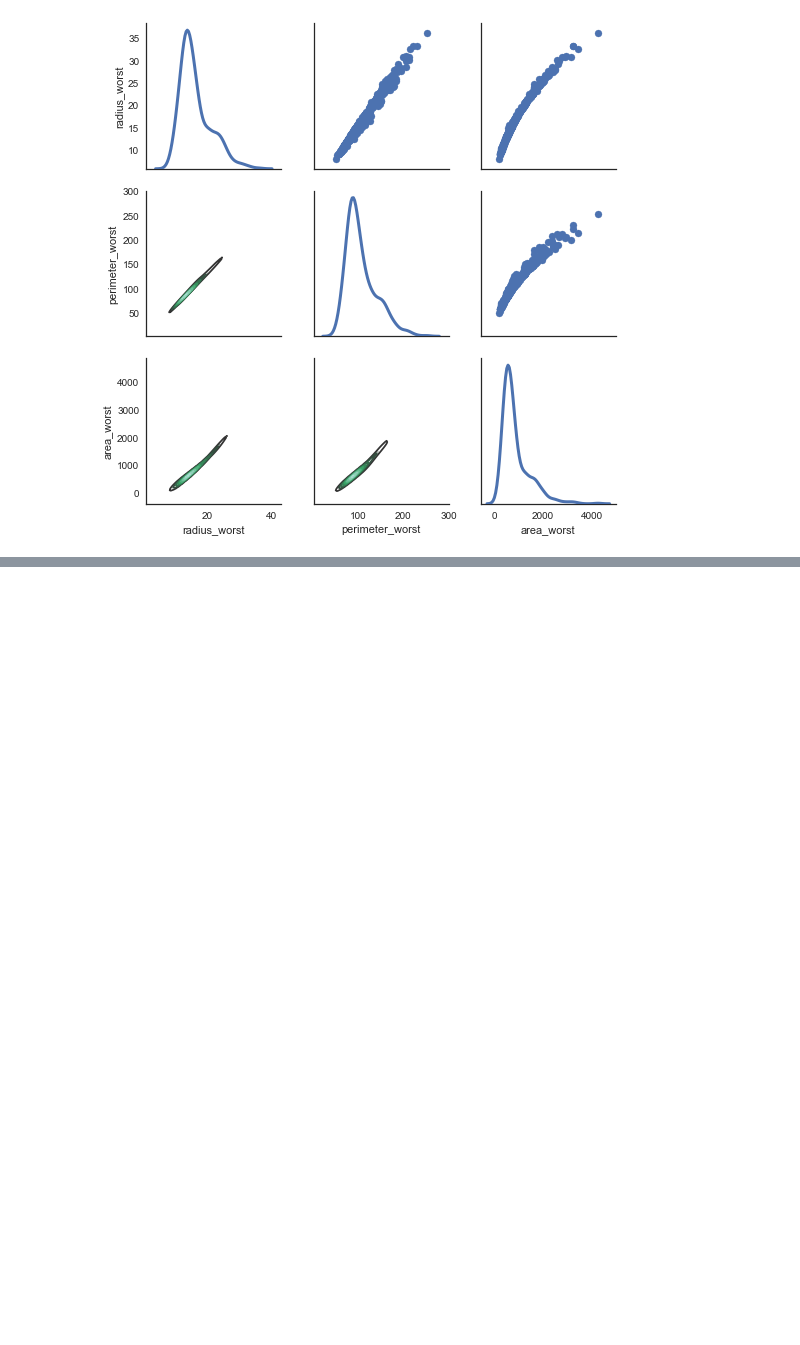
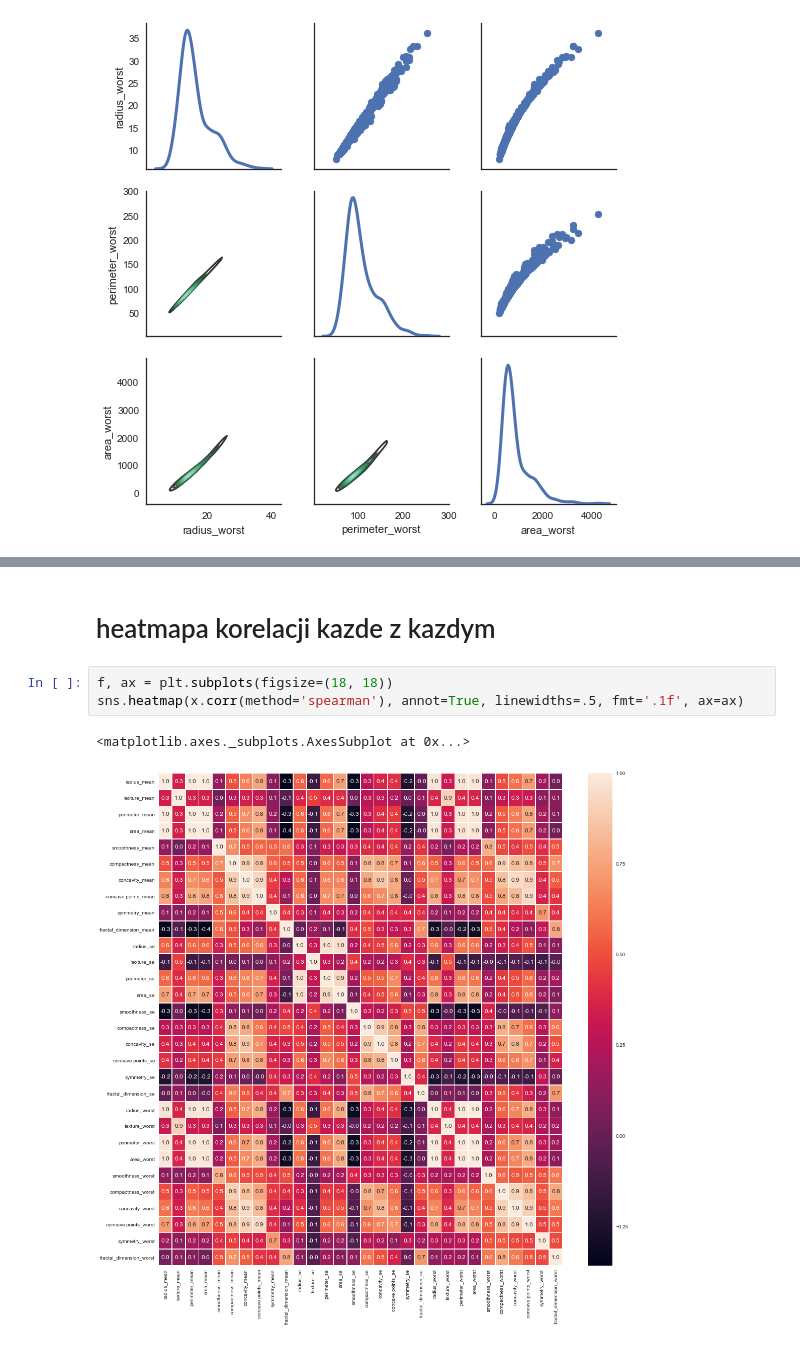
Before and after one commit to empro314/breastCancer, a Jupyter notebook: breastReview.ipynb, the cells around one changed output, grey strips where cells are left out. Cells and saved outputs as stored; diff of their text form; blank space fills up the shorter version.

```diff
--- a/breastReview.ipynb
+++ b/breastReview.ipynb
@@ -193,0 +219,8 @@ No handles with labels found to put in legend.
+# %% [markdown]
+# heatmapa korelacji kazde z kazdym
+# %%
+f, ax = plt.subplots(figsize=(18, 18))
+sns.heatmap(x.corr(method='spearman'), annot=True, linewidths=.5, fmt='.1f', ax=ax)
+# %% [output]
+<matplotlib.axes._subplots.AxesSubplot at 0x...>
+[figure, added]
```
Also changed, not shown: parts of 34 cells of this notebook.
